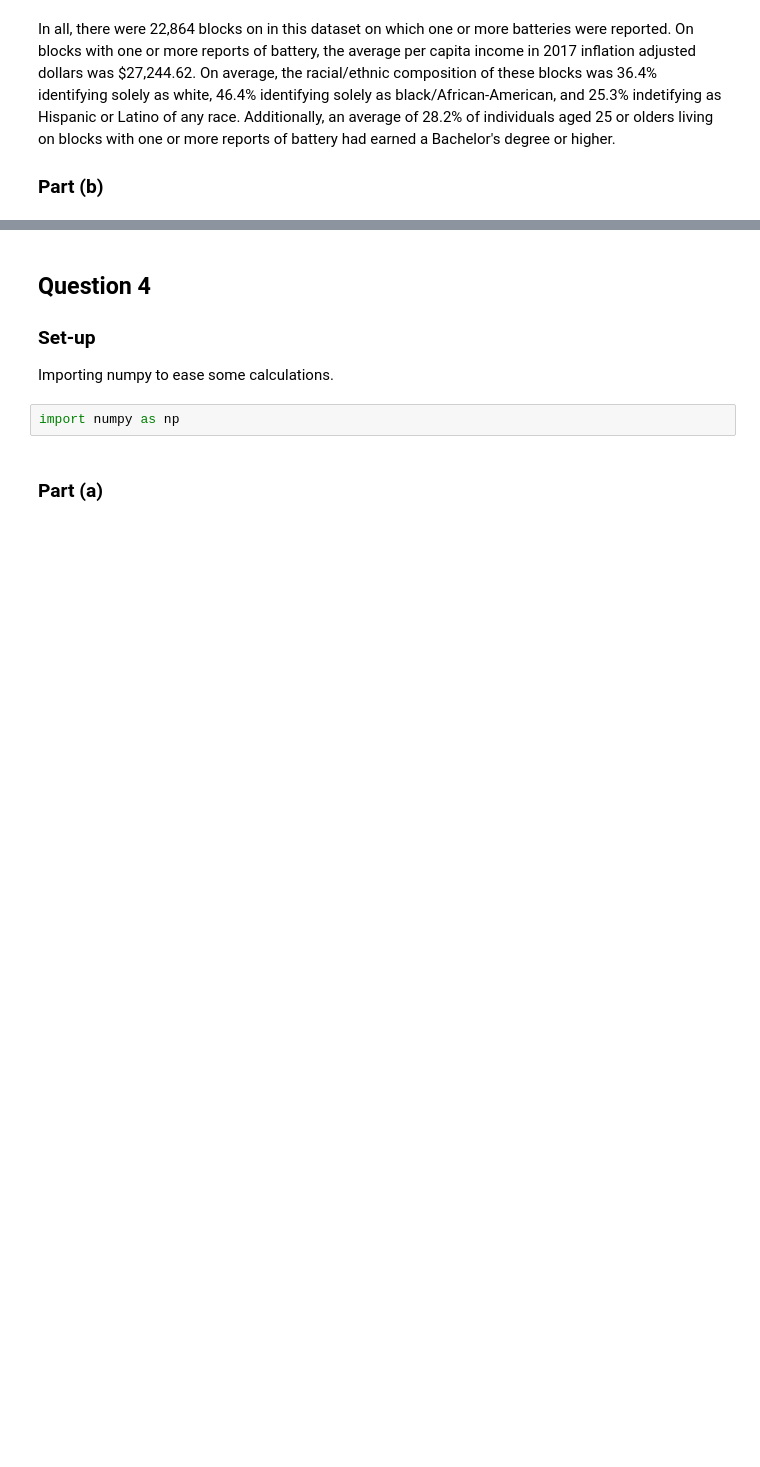
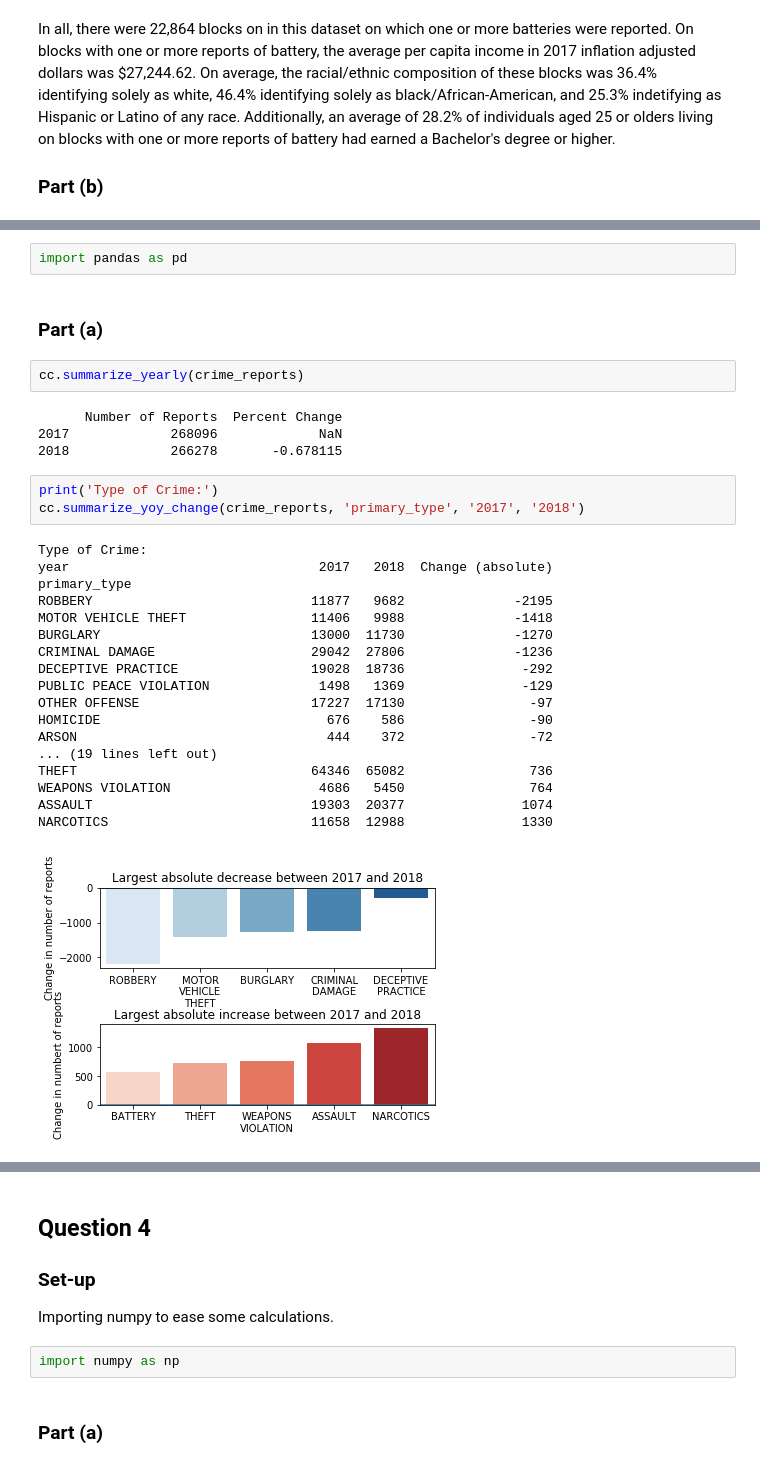
Before and after one commit to fogarty-ben/capp30254-machine-learning, a Jupyter notebook: hws/hw1/write_up.ipynb, the cells around one changed output, grey strips where cells are left out. Drawn from its saved outputs; the diff is of its cells as text; blank space fills up the shorter version.

```diff
--- a/hws/hw1/write_up.ipynb
+++ b/hws/hw1/write_up.ipynb
@@ -477,0 +554,32 @@ Between the years 2017 and 2018, the demographic composition of blocks with one
+# %%
+import pandas as pd
+# %% [markdown]
+### Part (a)
+# %%
+cc.summarize_yearly(crime_reports)
+# %% [output]
+      Number of Reports  Percent Change
+2017             268096             NaN
+2018             266278       -0.678115
+# %%
+print('Type of Crime:')
+cc.summarize_yoy_change(crime_reports, 'primary_type', '2017', '2018')
+# %% [output]
+Type of Crime:
+year                                2017   2018  Change (absolute)
+primary_type
+ROBBERY                            11877   9682              -2195
+MOTOR VEHICLE THEFT                11406   9988              -1418
+BURGLARY                           13000  11730              -1270
+CRIMINAL DAMAGE                    29042  27806              -1236
+DECEPTIVE PRACTICE                 19028  18736               -292
+PUBLIC PEACE VIOLATION              1498   1369               -129
+OTHER OFFENSE                      17227  17130                -97
+HOMICIDE                             676    586                -90
+ARSON                                444    372                -72
+... (19 lines left out)
+THEFT                              64346  65082                736
+WEAPONS VIOLATION                   4686   5450                764
+ASSAULT                            19303  20377               1074
+NARCOTICS                          11658  12988               1330
+[figure, added]
```
Also changed, not shown: parts of 32 cells of this notebook, 1 other file.
